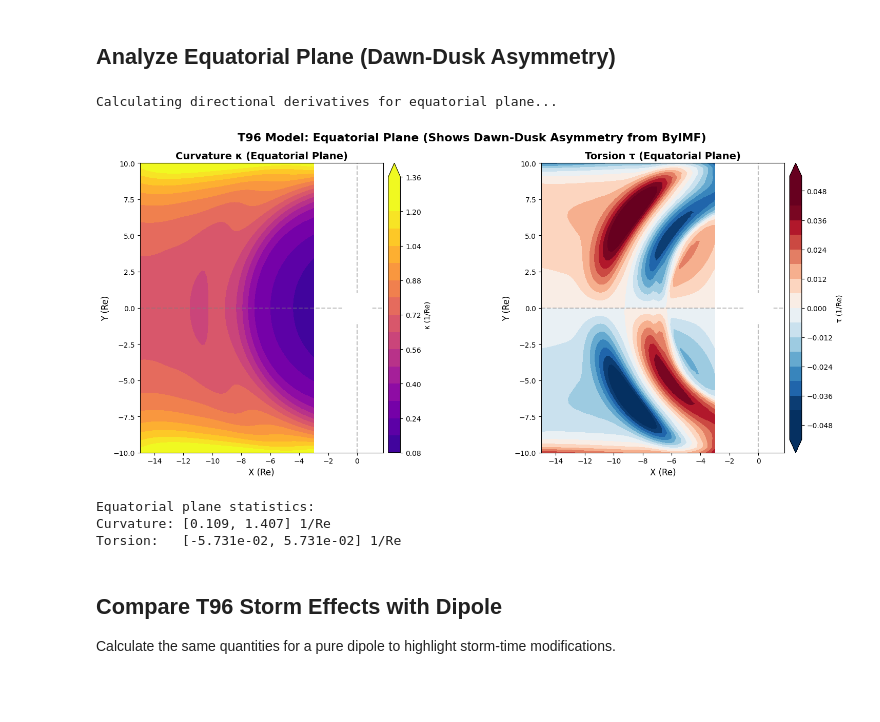
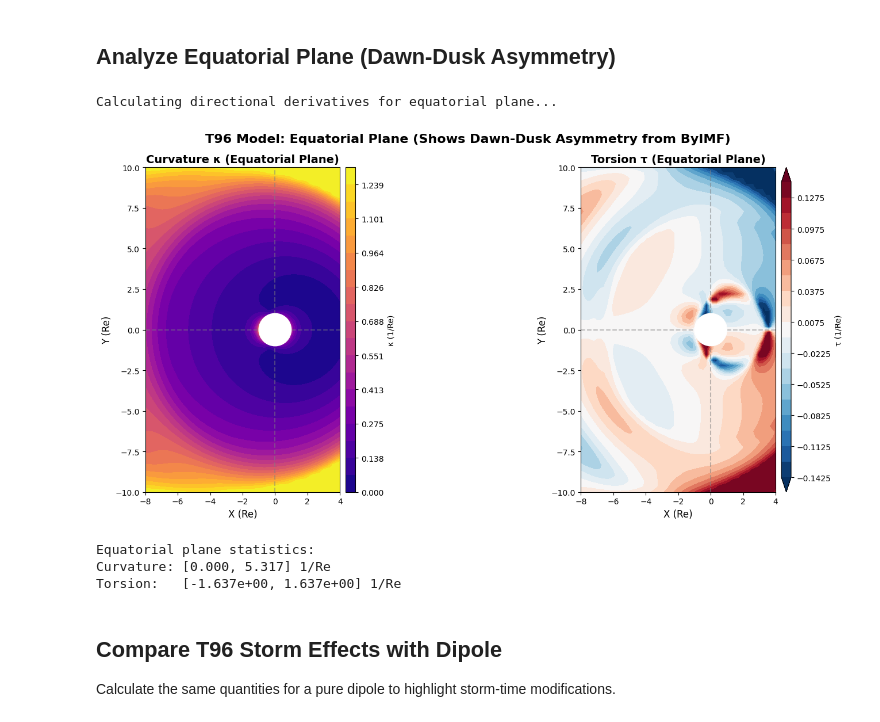
Before and after one commit to Butadiene/Mageometry, a Jupyter notebook: examples/notebooks/14_t96_storm_directional_derivatives.ipynb, the cells around one changed output. Saved outputs shown, nothing was run; the diff lists cells and outputs as text; code cells hidden in the pictures; blank space fills up the shorter version.

```diff
--- a/examples/notebooks/14_t96_storm_directional_derivatives.ipynb
+++ b/examples/notebooks/14_t96_storm_directional_derivatives.ipynb
@@ -106,7 +107,7 @@ X_mer, Z_mer = np.meshgrid(x_mer, z_mer)
 Y_mer = np.zeros_like(X_mer)
 
 # Equatorial plane
-x_eq = np.linspace(-15, -3, 60)
+x_eq = np.linspace(-8, 4, 60)
 y_eq = np.linspace(-10, 10, 60)
 X_eq, Y_eq = np.meshgrid(x_eq, y_eq)
 Z_eq = np.zeros_like(X_eq)
@@ -510,8 +690,10 @@ fig, axes = plt.subplots(1, 2, figsize=(16, 7))
 # Curvature in equatorial plane
 ax = axes[0]
 vmax_curv_eq = np.percentile(curvature_eq_grid, 95)
-im1 = ax.contourf(X_eq, Y_eq, curvature_eq_grid, levels=20, cmap='plasma',
-                  vmin=0, vmax=vmax_curv_eq, extend='max')
+data_for_plot = np.clip(curvature_eq_grid, 0, vmax_curv_eq)
+levels = np.linspace(0, vmax_curv_eq, 20)
+im1 = ax.contourf(X_eq, Y_eq, data_for_plot, levels=levels, cmap='plasma',
+                  vmin=0, vmax=vmax_curv_eq)
 circle = plt.Circle((0, 0), 1, color='white', zorder=10)
 ax.add_patch(circle)
 ax.set_xlabel('X (Re)', fontsize=12)
@@ -523,38 +705,40 @@ ax.axvline(x=0, color='gray', linestyle='--', alpha=0.5)
 divider = make_axes_locatable(ax)
 cax = divider.append_axes("right", size="5%", pad=0.1)
 plt.colorbar(im1, cax=cax, label='κ (1/Re)')
 
 # Torsion in equatorial plane
 ax = axes[1]
 vmax_tors_eq = np.percentile(np.abs(torsion_eq_grid), 95)
-im2 = ax.contourf(X_eq, Y_eq, torsion_eq_grid, levels=20, cmap='RdBu_r',
+data_for_plot = np.clip(torsion_eq_grid, -vmax_tors_eq, vmax_tors_eq)
+levels = np.linspace(-vmax_tors_eq, vmax_tors_eq, 20)
+im2 = ax.contourf(X_eq, Y_eq, data_for_plot, levels=levels, cmap='RdBu_r',
                   vmin=-vmax_tors_eq, vmax=vmax_tors_eq, extend='both')
 circle = plt.Circle((0, 0), 1, color='white', zorder=10)
 ax.add_patch(circle)
 ax.set_xlabel('X (Re)', fontsize=12)
 ax.set_ylabel('Y (Re)', fontsize=12)
 ax.set_title('Torsion τ (Equatorial Plane)', fontsize=14, fontweight='bold')
 ax.set_aspect('equal')
 ax.axhline(y=0, color='gray', linestyle='--', alpha=0.5)
 ax.axvline(x=0, color='gray', linestyle='--', alpha=0.5)
 divider = make_axes_locatable(ax)
 cax = divider.append_axes("right", size="5%", pad=0.1)
 plt.colorbar(im2, cax=cax, label='τ (1/Re)')
 
 plt.suptitle('T96 Model: Equatorial Plane (Shows Dawn-Dusk Asymmetry from ByIMF)',
              fontsize=16, fontweight='bold')
 plt.tight_layout()
 plt.show()
 
 print(f"\nEquatorial plane statistics:")
 print(f"Curvature: [{curvature_eq.min():.3f}, {curvature_eq.max():.3f}] 1/Re")
 print(f"Torsion:   [{torsion_eq.min():.3e}, {torsion_eq.max():.3e}] 1/Re")
 # %% [output]
 Calculating directional derivatives for equatorial plane...
-[figure, old version]
+[figure, new version]
 Equatorial plane statistics:
-Curvature: [0.109, 1.407] 1/Re
-Torsion:   [-5.731e-02, 5.731e-02] 1/Re
+Curvature: [0.000, 5.317] 1/Re
+Torsion:   [-1.637e+00, 1.637e+00] 1/Re
 # %% [markdown]
 ## Compare T96 Storm Effects with Dipole
 
```
Also changed, not shown: parts of 9 cells of this notebook, 1 other file.
